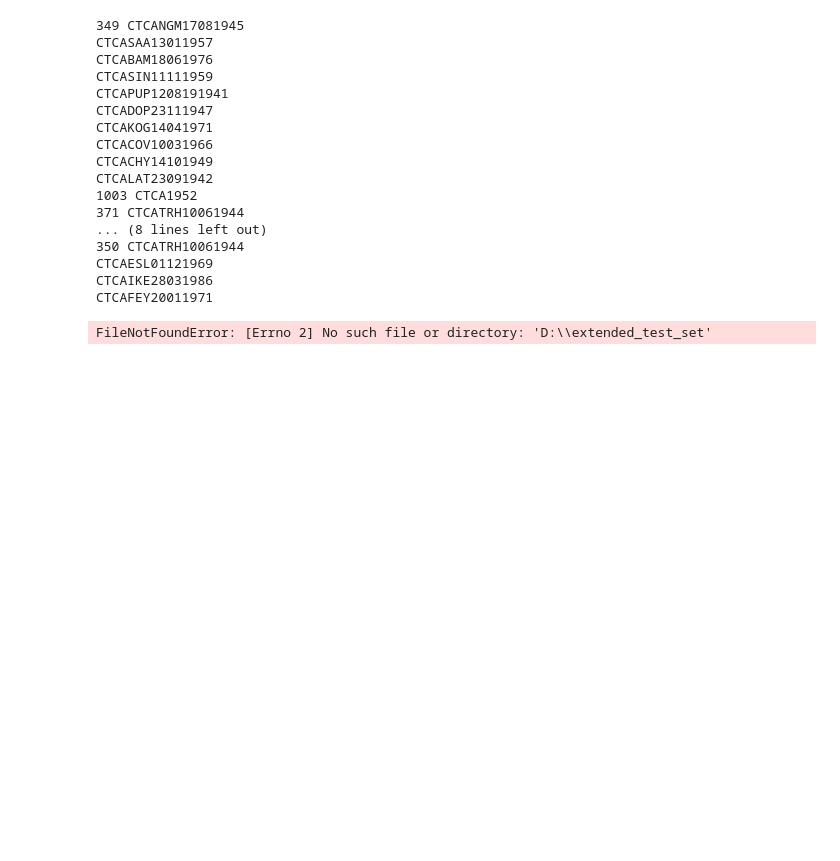
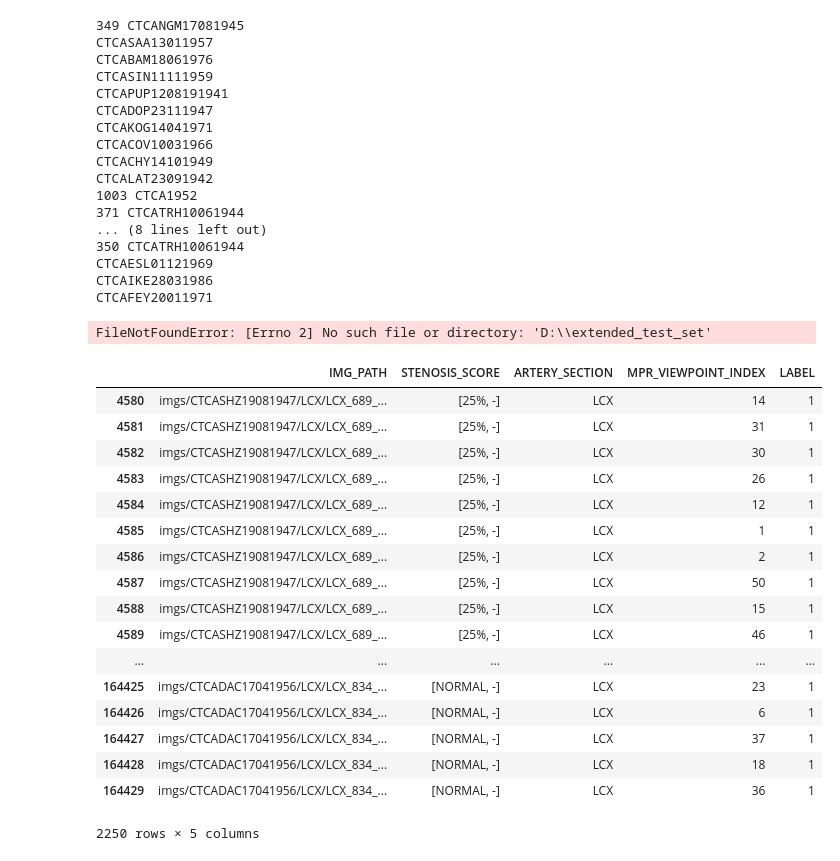
Before and after one commit to chrislee2012/CoronaryArteryStenosLevelClassification, a Jupyter notebook: notebooks/get_dataset_whole_process.ipynb, the cells around one changed output. Saved outputs shown, nothing was run; the diff lists cells and outputs as text; code cells hidden in the pictures; blank space fills up the shorter version.

```diff
--- a/notebooks/get_dataset_whole_process.ipynb
+++ b/notebooks/get_dataset_whole_process.ipynb
@@ -1139,0 +1140,24 @@ df2 = pd.read
+# %%
+df = pd.read_csv('/home/petryshak/CoronaryArteryPlaqueIdentification/data/all_branches_with_pda_plv/train/labels.csv')
+df['STENOSIS_SCORE'] = df['STENOSIS_SCORE'].apply(literal_eval)
+# %%
+df[df['STENOSIS_SCORE'].apply(lambda x: '-' in x and len(x)==2)]
+# %% [output]
+|  | IMG_PATH | STENOSIS_SCORE | ARTERY_SECTION | MPR_VIEWPOINT_INDEX | LABEL |
+| 4580 | imgs/CTCASHZ19081947/LCX/LCX_689_... | [25%, -] | LCX | 14 | 1 |
+| 4581 | imgs/CTCASHZ19081947/LCX/LCX_689_... | [25%, -] | LCX | 31 | 1 |
+| 4582 | imgs/CTCASHZ19081947/LCX/LCX_689_... | [25%, -] | LCX | 30 | 1 |
+| 4583 | imgs/CTCASHZ19081947/LCX/LCX_689_... | [25%, -] | LCX | 26 | 1 |
+| 4584 | imgs/CTCASHZ19081947/LCX/LCX_689_... | [25%, -] | LCX | 12 | 1 |
+| 4585 | imgs/CTCASHZ19081947/LCX/LCX_689_... | [25%, -] | LCX | 1 | 1 |
+| 4586 | imgs/CTCASHZ19081947/LCX/LCX_689_... | [25%, -] | LCX | 2 | 1 |
+| 4587 | imgs/CTCASHZ19081947/LCX/LCX_689_... | [25%, -] | LCX | 50 | 1 |
+| 4588 | imgs/CTCASHZ19081947/LCX/LCX_689_... | [25%, -] | LCX | 15 | 1 |
+| 4589 | imgs/CTCASHZ19081947/LCX/LCX_689_... | [25%, -] | LCX | 46 | 1 |
+| ... | ... | ... | ... | ... | ... |
+| 164425 | imgs/CTCADAC17041956/LCX/LCX_834_... | [NORMAL, -] | LCX | 23 | 1 |
+| 164426 | imgs/CTCADAC17041956/LCX/LCX_834_... | [NORMAL, -] | LCX | 6 | 1 |
+| 164427 | imgs/CTCADAC17041956/LCX/LCX_834_... | [NORMAL, -] | LCX | 37 | 1 |
+| 164428 | imgs/CTCADAC17041956/LCX/LCX_834_... | [NORMAL, -] | LCX | 18 | 1 |
+| 164429 | imgs/CTCADAC17041956/LCX/LCX_834_... | [NORMAL, -] | LCX | 36 | 1 |
+2250 rows × 5 columns
```
Also changed, not shown: parts of 5 cells of this notebook, 5 other files.
